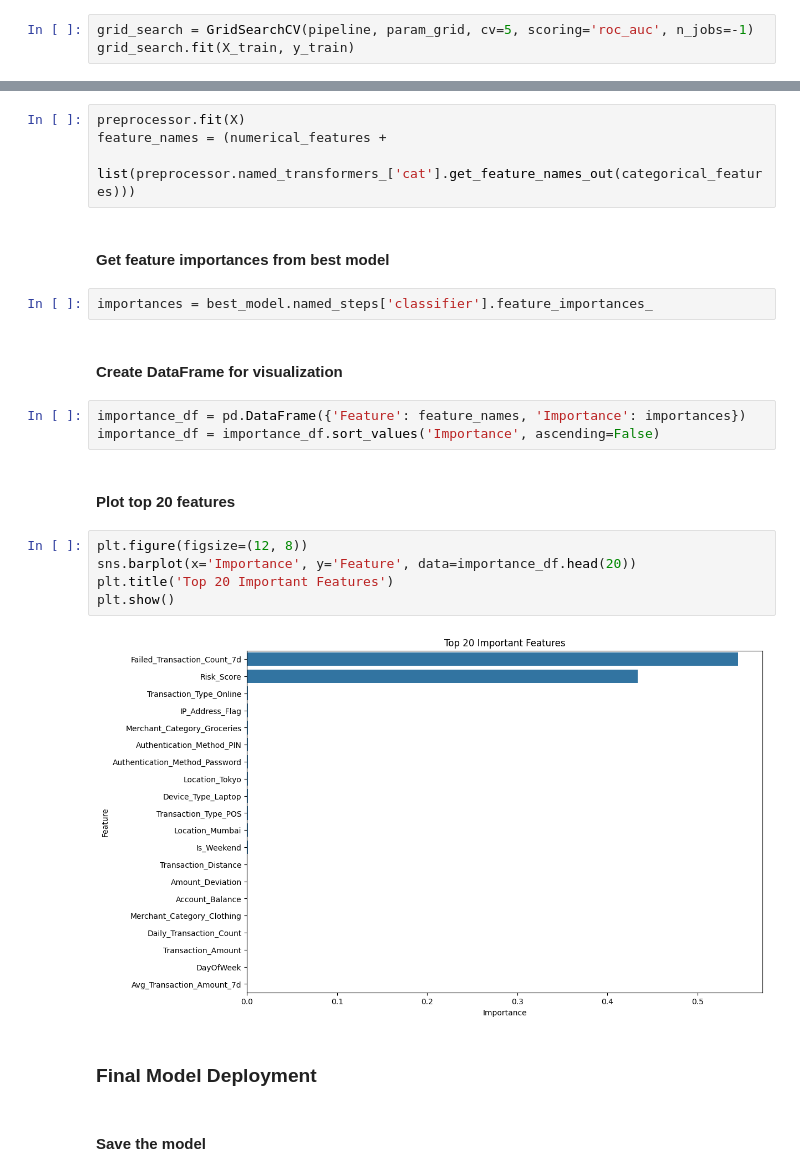
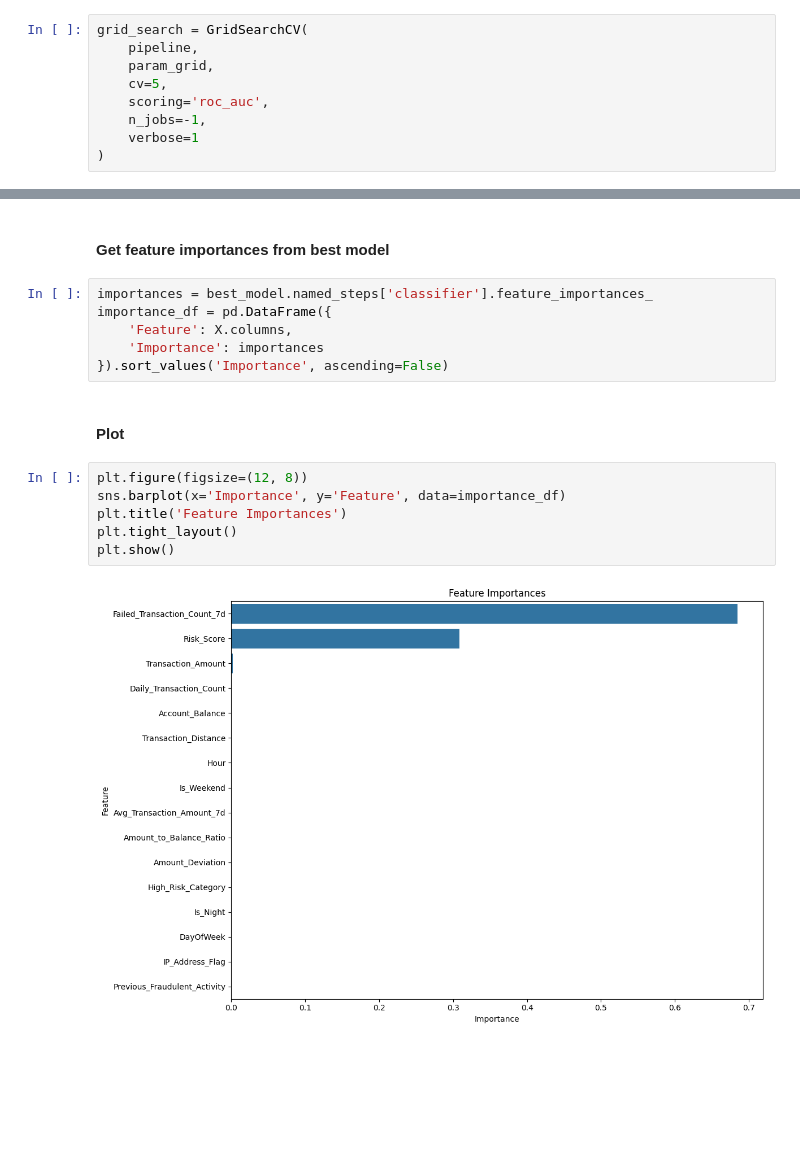
Before and after one commit to FinTech-Software/ML-Model-For-Fraud-Detection-and-Risk-Analysis, a Jupyter notebook: Models/Model_Selection_and_Training.ipynb, the cells around one changed output, grey strips where cells are left out. Saved outputs shown, nothing was run; the diff lists cells and outputs as text; blank space fills up the shorter version.

Commit message:
Wrote Final Prediction model and made changes in the feature engineering

```diff
--- a/Models/Model_Selection_and_Training.ipynb
+++ b/Models/Model_Selection_and_Training.ipynb
@@ -120,5 +190,11 @@ param_grid = {
 # %% [markdown]
 #### Perform grid search
 # %%
-grid_search = GridSearchCV(pipeline, param_grid, cv=5, scoring='roc_auc', n_jobs=-1)
-grid_search.fit(X_train, y_train)
+grid_search = GridSearchCV(
+    pipeline,
+    param_grid,
+    cv=5,
+    scoring='roc_auc',
+    n_jobs=-1,
+    verbose=1
+)
@@ -154,26 +231,18 @@ Best ROC-AUC: 1.0000
-# %%
-preprocessor.fit(X)
-feature_names = (numerical_features +
-                 list(preprocessor.named_transformers_['cat'].get_feature_names_out(categorical_features)))
 # %% [markdown]
 #### Get feature importances from best model
 # %%
 importances = best_model.named_steps['classifier'].feature_importances_
+importance_df = pd.DataFrame({
+    'Feature': X.columns,
+    'Importance': importances
+}).sort_values('Importance', ascending=False)
-# %% [markdown]
-#### Create DataFrame for visualization
-# %%
-importance_df = pd.DataFrame({'Feature': feature_names, 'Importance': importances})
-importance_df = importance_df.sort_values('Importance', ascending=False)
 # %% [markdown]
-#### Plot top 20 features
+#### Plot
 # %%
 plt.figure(figsize=(12, 8))
-sns.barplot(x='Importance', y='Feature', data=importance_df.head(20))
-plt.title('Top 20 Important Features')
+sns.barplot(x='Importance', y='Feature', data=importance_df)
+plt.title('Feature Importances')
+plt.tight_layout()
 plt.show()
 # %% [output]
-[figure, old version]
+[figure, new version]
-# %% [markdown]
-### Final Model Deployment
-# %% [markdown]
-#### Save the model
```
Also changed, not shown: parts of 28 cells of this notebook, 5 other files.
